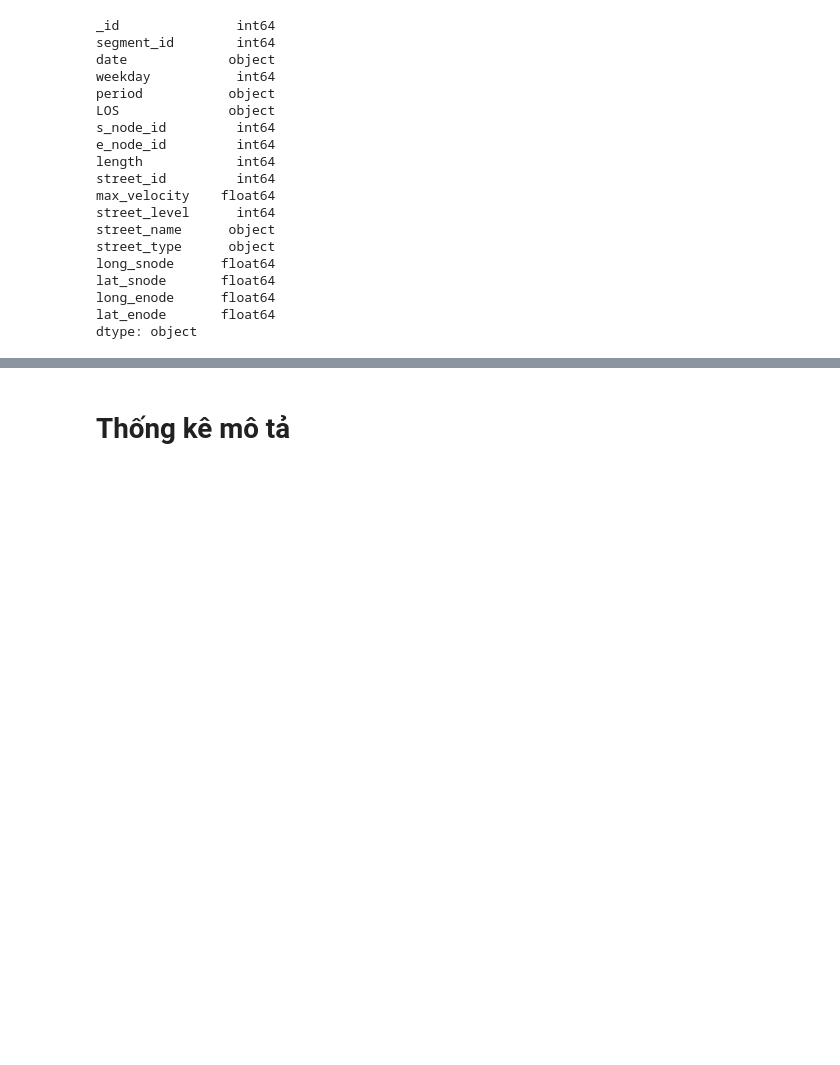
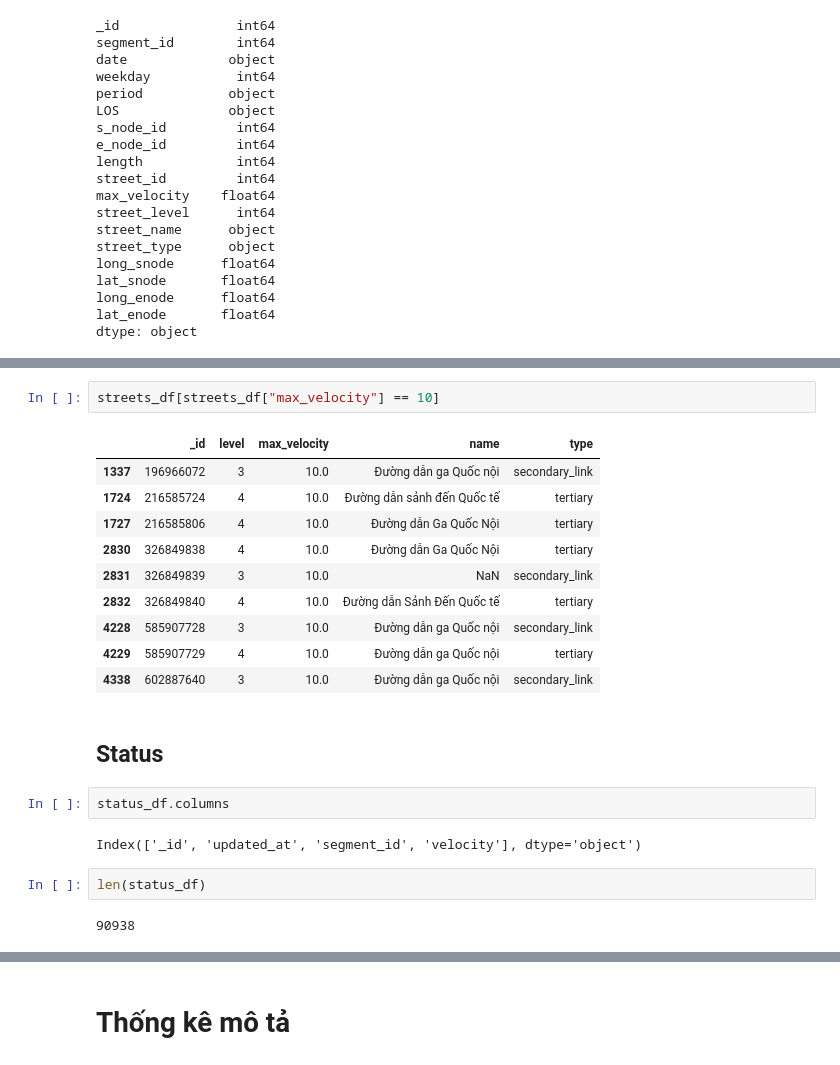
Before and after one commit to An-Sadek/HCM_IOT_GNN, a Jupyter notebook: preprocess/exploration.ipynb, the cells around one changed output, grey strips where cells are left out. Drawn from its saved outputs; the diff is of its cells as text; blank space fills up the shorter version.

```diff
--- a/preprocess/exploration.ipynb
+++ b/preprocess/exploration.ipynb
@@ -128,0 +260,23 @@ dtype: object
+# %%
+streets_df[streets_df["max_velocity"] == 10]
+# %% [output]
+|  | _id | level | max_velocity | name | type |
+| 1337 | 196966072 | 3 | 10.0 | Đường dẫn ga Quốc nội | secondary_link |
+| 1724 | 216585724 | 4 | 10.0 | Đường dẫn sảnh đến Quốc tế | tertiary |
+| 1727 | 216585806 | 4 | 10.0 | Đường dẫn Ga Quốc Nội | tertiary |
+| 2830 | 326849838 | 4 | 10.0 | Đường dẫn Ga Quốc Nội | tertiary |
+| 2831 | 326849839 | 3 | 10.0 | NaN | secondary_link |
+| 2832 | 326849840 | 4 | 10.0 | Đường dẫn Sảnh Đến Quốc tế | tertiary |
+| 4228 | 585907728 | 3 | 10.0 | Đường dẫn ga Quốc nội | secondary_link |
+| 4229 | 585907729 | 4 | 10.0 | Đường dẫn ga Quốc nội | tertiary |
+| 4338 | 602887640 | 3 | 10.0 | Đường dẫn ga Quốc nội | secondary_link |
+# %% [markdown]
+## Status
+# %%
+status_df.columns
+# %% [output]
+Index(['_id', 'updated_at', 'segment_id', 'velocity'], dtype='object')
+# %%
+len(status_df)
+# %% [output]
+90938
```
Also changed, not shown: parts of 36 cells of this notebook, 20 other files.
